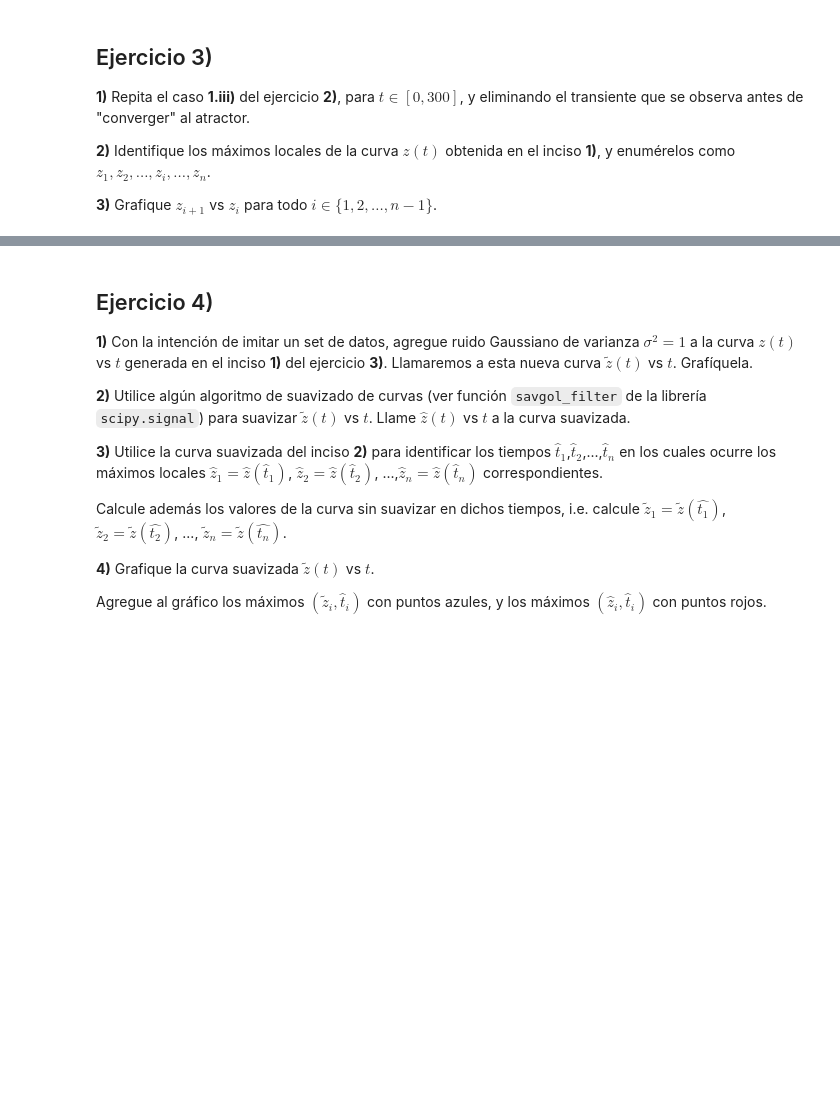
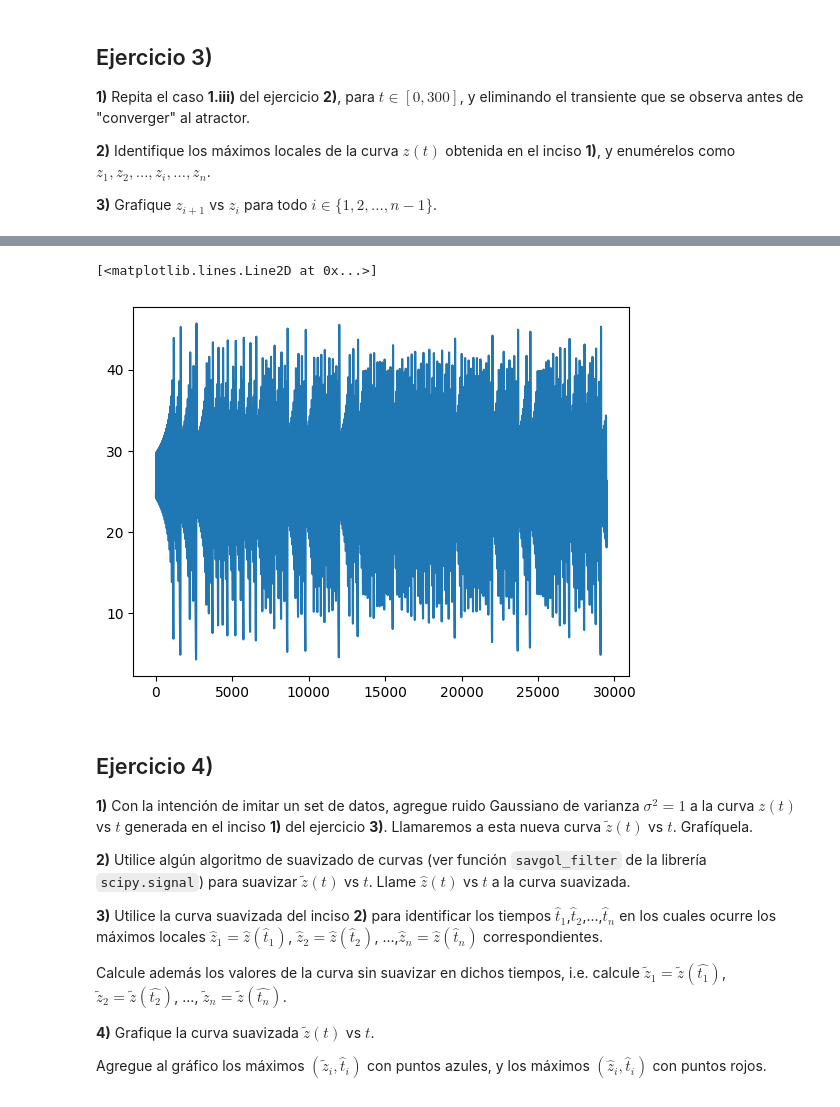
Before and after one commit to AdolfoBanchio/Redes-neuronales-2024, a Jupyter notebook: guias_ejercicios/redes_neuronales_2024_guia_6.ipynb, the cells around one changed output, grey strips where cells are left out. Cells and saved outputs as stored; diff of their text form; code cells hidden in the pictures; blank space fills up the shorter version.

```diff
--- a/guias_ejercicios/redes_neuronales_2024_guia_6.ipynb
+++ b/guias_ejercicios/redes_neuronales_2024_guia_6.ipynb
@@ -219,3 +243,12 @@ plt.show()
+# %%
+z = np.array(w_4[2,500:])
+
+# find local max with signal.find_peaks
+peaks, _ = sgn.find_peaks(z)
+plt.plot(z)
+# %% [output]
+[<matplotlib.lines.Line2D at 0x...>]
+[figure, added]
 # %% [markdown]
 ## Ejercicio 4)
 
```
Also changed, not shown: parts of 7 cells of this notebook, 1 other file.
